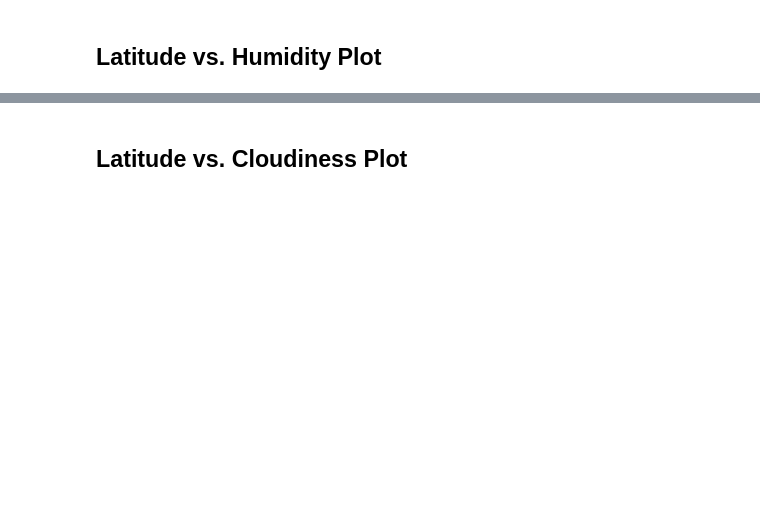
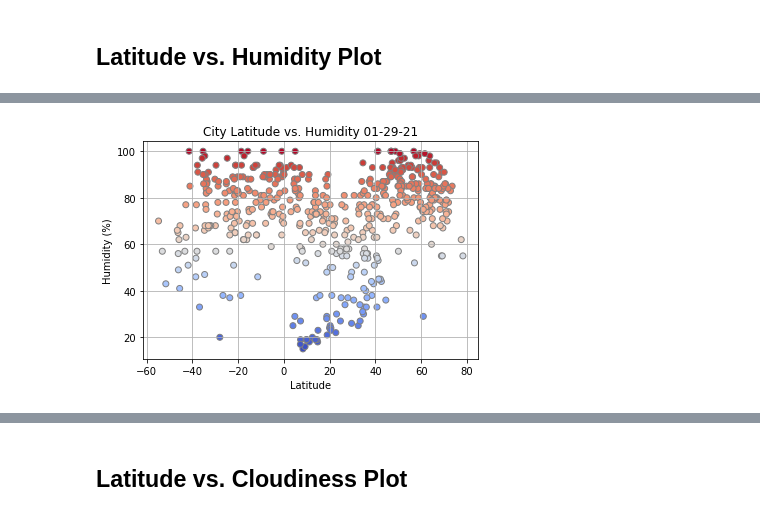
Before and after one commit to MThorpester/python-api-challenge, a Jupyter notebook: WeatherPy/WeatherPy.ipynb, the cells around one changed output, grey strips where cells are left out. Cells and saved outputs as stored; diff of their text form; code cells hidden in the pictures; blank space fills up the shorter version.

```diff
--- a/WeatherPy/WeatherPy.ipynb
+++ b/WeatherPy/WeatherPy.ipynb
@@ -223,0 +218,15 @@ city_df.to_csv(output_data_file)
+# %%
+# Generate a scatter plot using latitude and humidity
+x_axis = city_df['Latitude']
+y_axis = city_df['Humidity']
+plt.scatter(x_axis,y_axis, c=y_axis, cmap='coolwarm',edgecolor='gray')
+
+# add labels and title
+plt.xlabel('Latitude')
+plt.ylabel('Humidity (%)')
+plt.title(f'City Latitude vs. Humidity {(date)}')
+plt.grid()
+plt.savefig('output_data/Lat_vs_Humidity.png')
+plt.show()
+# %% [output]
+[figure, added]
```
Also changed, not shown: parts of 21 cells of this notebook, 5 other files.
